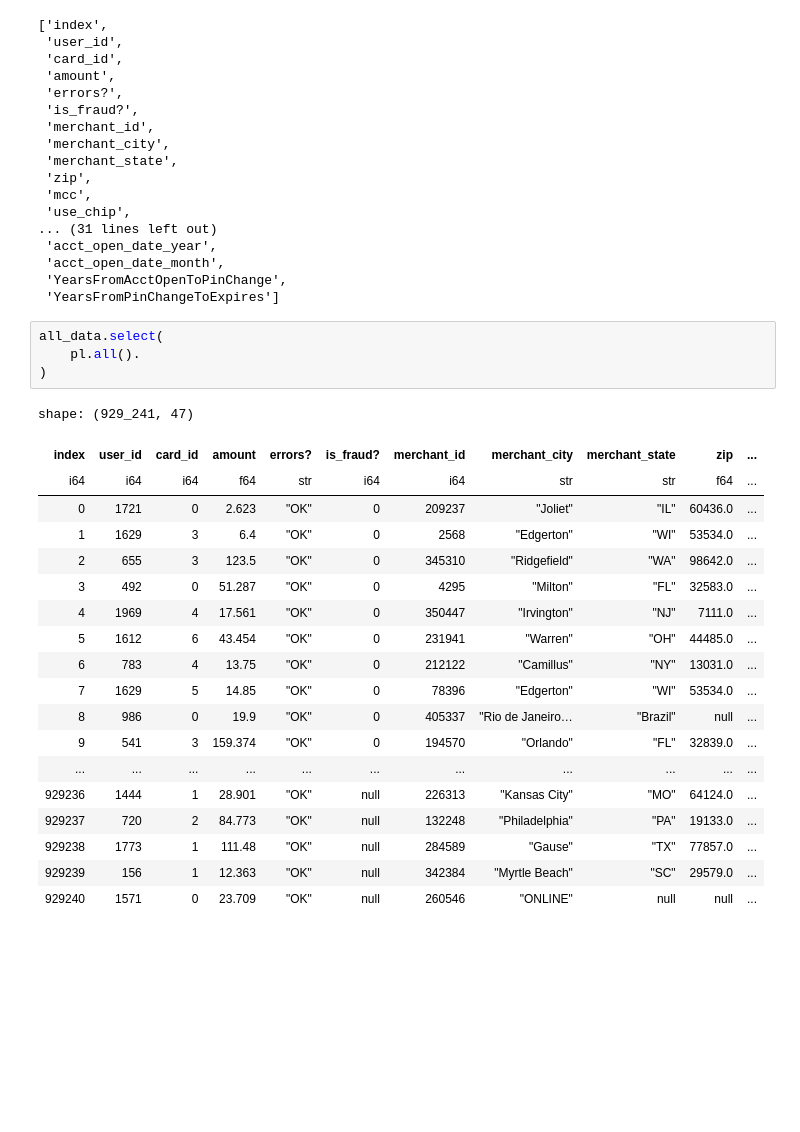
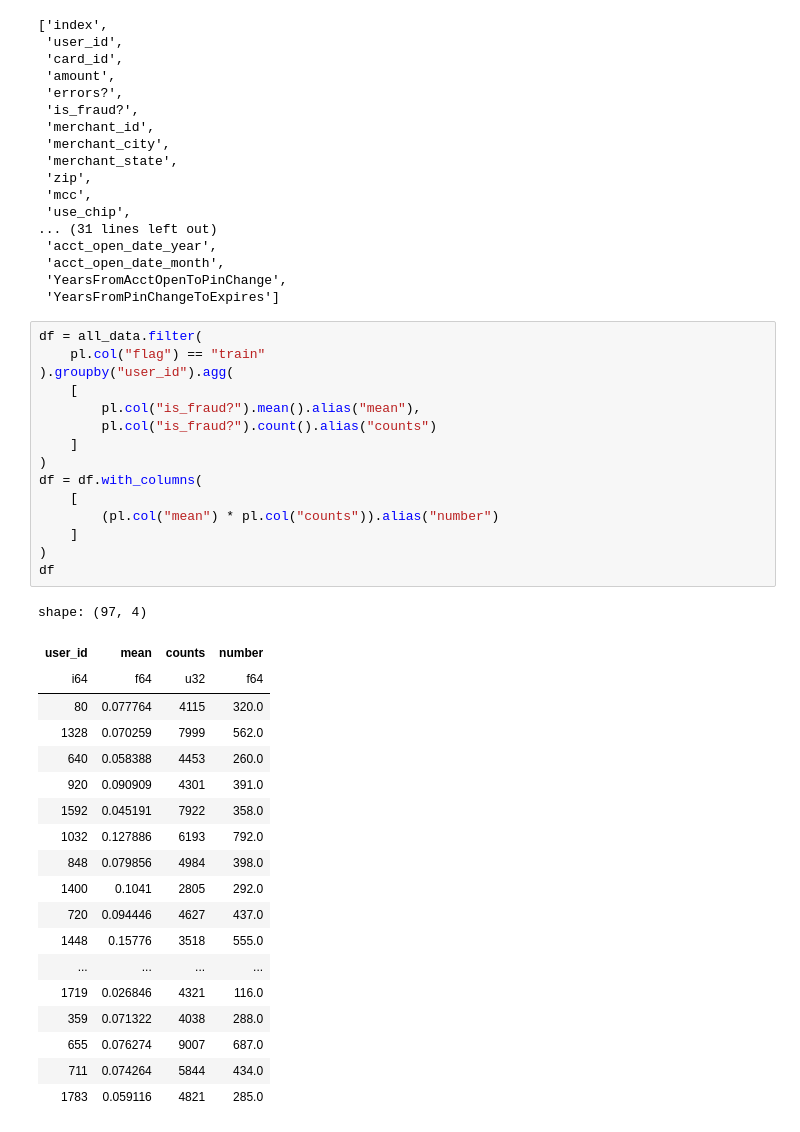
Before and after one commit to YujiK-github/signate_MUFG-Data-Science-Champion-Ship-2023, a Jupyter notebook: EDA/EDA_ver3.ipynb, the cells around one changed output. Saved outputs shown, nothing was run; the diff lists cells and outputs as text; blank space fills up the shorter version.

```diff
--- a/EDA/EDA_ver3.ipynb
+++ b/EDA/EDA_ver3.ipynb
@@ -188,27 +188,38 @@ all_data.columns
  'acct_open_date_month',
  'YearsFromAcctOpenToPinChange',
  'YearsFromPinChangeToExpires']
-# %%
-all_data.select(
-    pl.all().
-)
-# %% [output]
-shape: (929_241, 47)
-| index | user_id | card_id | amount | errors? | is_fraud? | merchant_id | merchant_city | merchant_state | zip | ... |
-| i64 | i64 | i64 | f64 | str | i64 | i64 | str | str | f64 | ... |
-| 0 | 1721 | 0 | 2.623 | "OK" | 0 | 209237 | "Joliet" | "IL" | 60436.0 | ... |
-| 1 | 1629 | 3 | 6.4 | "OK" | 0 | 2568 | "Edgerton" | "WI" | 53534.0 | ... |
-| 2 | 655 | 3 | 123.5 | "OK" | 0 | 345310 | "Ridgefield" | "WA" | 98642.0 | ... |
-| 3 | 492 | 0 | 51.287 | "OK" | 0 | 4295 | "Milton" | "FL" | 32583.0 | ... |
-| 4 | 1969 | 4 | 17.561 | "OK" | 0 | 350447 | "Irvington" | "NJ" | 7111.0 | ... |
-| 5 | 1612 | 6 | 43.454 | "OK" | 0 | 231941 | "Warren" | "OH" | 44485.0 | ... |
-| 6 | 783 | 4 | 13.75 | "OK" | 0 | 212122 | "Camillus" | "NY" | 13031.0 | ... |
-| 7 | 1629 | 5 | 14.85 | "OK" | 0 | 78396 | "Edgerton" | "WI" | 53534.0 | ... |
-| 8 | 986 | 0 | 19.9 | "OK" | 0 | 405337 | "Rio de Janeiro… | "Brazil" | null | ... |
-| 9 | 541 | 3 | 159.374 | "OK" | 0 | 194570 | "Orlando" | "FL" | 32839.0 | ... |
-| ... | ... | ... | ... | ... | ... | ... | ... | ... | ... | ... |
-| 929236 | 1444 | 1 | 28.901 | "OK" | null | 226313 | "Kansas City" | "MO" | 64124.0 | ... |
-| 929237 | 720 | 2 | 84.773 | "OK" | null | 132248 | "Philadelphia" | "PA" | 19133.0 | ... |
-| 929238 | 1773 | 1 | 111.48 | "OK" | null | 284589 | "Gause" | "TX" | 77857.0 | ... |
-| 929239 | 156 | 1 | 12.363 | "OK" | null | 342384 | "Myrtle Beach" | "SC" | 29579.0 | ... |
-| 929240 | 1571 | 0 | 23.709 | "OK" | null | 260546 | "ONLINE" | null | null | ... |
+# %%
+df = all_data.filter(
+    pl.col("flag") == "train"
+).groupby("user_id").agg(
+    [
+        pl.col("is_fraud?").mean().alias("mean"),
+        pl.col("is_fraud?").count().alias("counts")
+    ]
+)
+df = df.with_columns(
+    [
+        (pl.col("mean") * pl.col("counts")).alias("number")
+    ]
+)
+df
+# %% [output]
+shape: (97, 4)
+| user_id | mean | counts | number |
+| i64 | f64 | u32 | f64 |
+| 80 | 0.077764 | 4115 | 320.0 |
+| 1328 | 0.070259 | 7999 | 562.0 |
+| 640 | 0.058388 | 4453 | 260.0 |
+| 920 | 0.090909 | 4301 | 391.0 |
+| 1592 | 0.045191 | 7922 | 358.0 |
+| 1032 | 0.127886 | 6193 | 792.0 |
+| 848 | 0.079856 | 4984 | 398.0 |
+| 1400 | 0.1041 | 2805 | 292.0 |
+| 720 | 0.094446 | 4627 | 437.0 |
+| 1448 | 0.15776 | 3518 | 555.0 |
+| ... | ... | ... | ... |
+| 1719 | 0.026846 | 4321 | 116.0 |
+| 359 | 0.071322 | 4038 | 288.0 |
+| 655 | 0.076274 | 9007 | 687.0 |
+| 711 | 0.074264 | 5844 | 434.0 |
+| 1783 | 0.059116 | 4821 | 285.0 |
```
Also changed, not shown: parts of 12 cells of this notebook, 7 other files.
